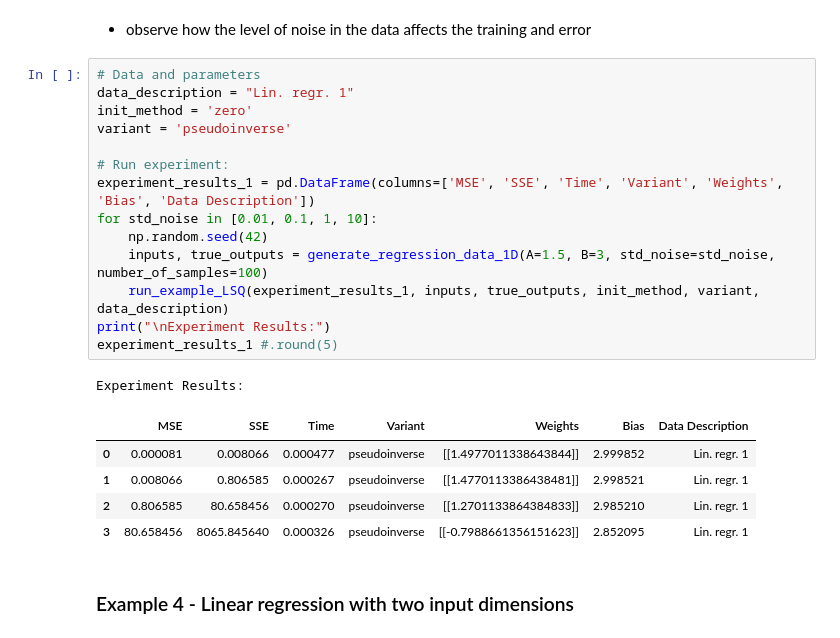
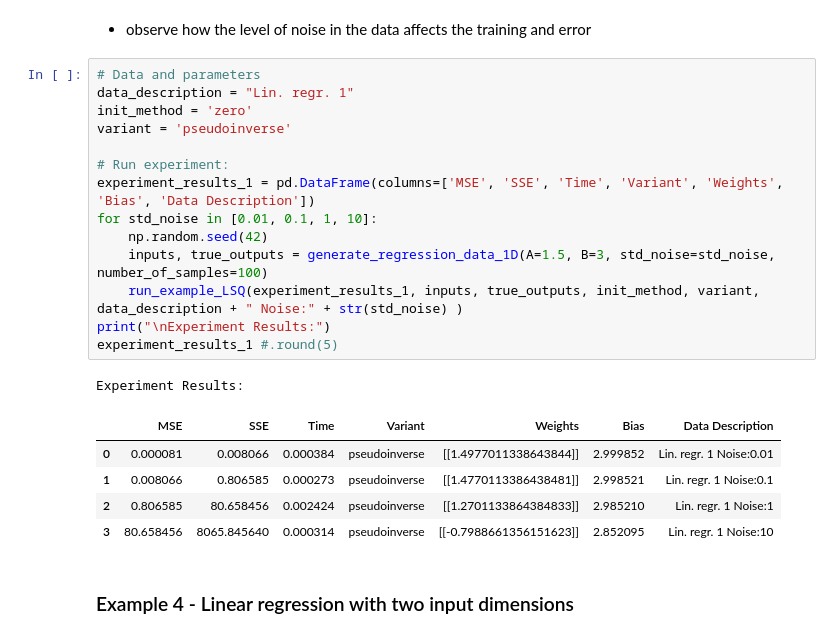
Before and after one commit to reitezuz/18NES1-2026, a Jupyter notebook: week03/linear_neuron.ipynb, the cells around one changed output. Cells and saved outputs as stored; diff of their text form.

```diff
--- a/week03/linear_neuron.ipynb
+++ b/week03/linear_neuron.ipynb
@@ -759,24 +763,24 @@ Experiment Results:
 # %%
 # Data and parameters
 data_description = "Lin. regr. 1"
 init_method = 'zero'
 variant = 'pseudoinverse'
 
 # Run experiment:
 experiment_results_1 = pd.DataFrame(columns=['MSE', 'SSE', 'Time', 'Variant', 'Weights', 'Bias', 'Data Description'])
 for std_noise in [0.01, 0.1, 1, 10]:
     np.random.seed(42)
     inputs, true_outputs = generate_regression_data_1D(A=1.5, B=3, std_noise=std_noise, number_of_samples=100)
-    run_example_LSQ(experiment_results_1, inputs, true_outputs, init_method, variant, data_description)
+    run_example_LSQ(experiment_results_1, inputs, true_outputs, init_method, variant, data_description + " Noise:" + str(std_noise) )
 print("\nExperiment Results:")
 experiment_results_1 #.round(5)
 # %% [output]
 Experiment Results:
 |  | MSE | SSE | Time | Variant | Weights | Bias | Data Description |
-| 0 | 0.000081 | 0.008066 | 0.000477 | pseudoinverse | [[1.4977011338643844]] | 2.999852 | Lin. regr. 1 |
-| 1 | 0.008066 | 0.806585 | 0.000267 | pseudoinverse | [[1.4770113386438481]] | 2.998521 | Lin. regr. 1 |
-| 2 | 0.806585 | 80.658456 | 0.000270 | pseudoinverse | [[1.2701133864384833]] | 2.985210 | Lin. regr. 1 |
-| 3 | 80.658456 | 8065.845640 | 0.000326 | pseudoinverse | [[-0.7988661356151623]] | 2.852095 | Lin. regr. 1 |
+| 0 | 0.000081 | 0.008066 | 0.000384 | pseudoinverse | [[1.4977011338643844]] | 2.999852 | Lin. regr. 1 Noise:0.01 |
+| 1 | 0.008066 | 0.806585 | 0.000273 | pseudoinverse | [[1.4770113386438481]] | 2.998521 | Lin. regr. 1 Noise:0.1 |
+| 2 | 0.806585 | 80.658456 | 0.002424 | pseudoinverse | [[1.2701133864384833]] | 2.985210 | Lin. regr. 1 Noise:1 |
+| 3 | 80.658456 | 8065.845640 | 0.000314 | pseudoinverse | [[-0.7988661356151623]] | 2.852095 | Lin. regr. 1 Noise:10 |
 # %% [markdown]
 ### Example 4 - Linear regression with two input dimensions
 # %% [markdown]
```
Also changed, not shown: parts of 10 cells of this notebook.
